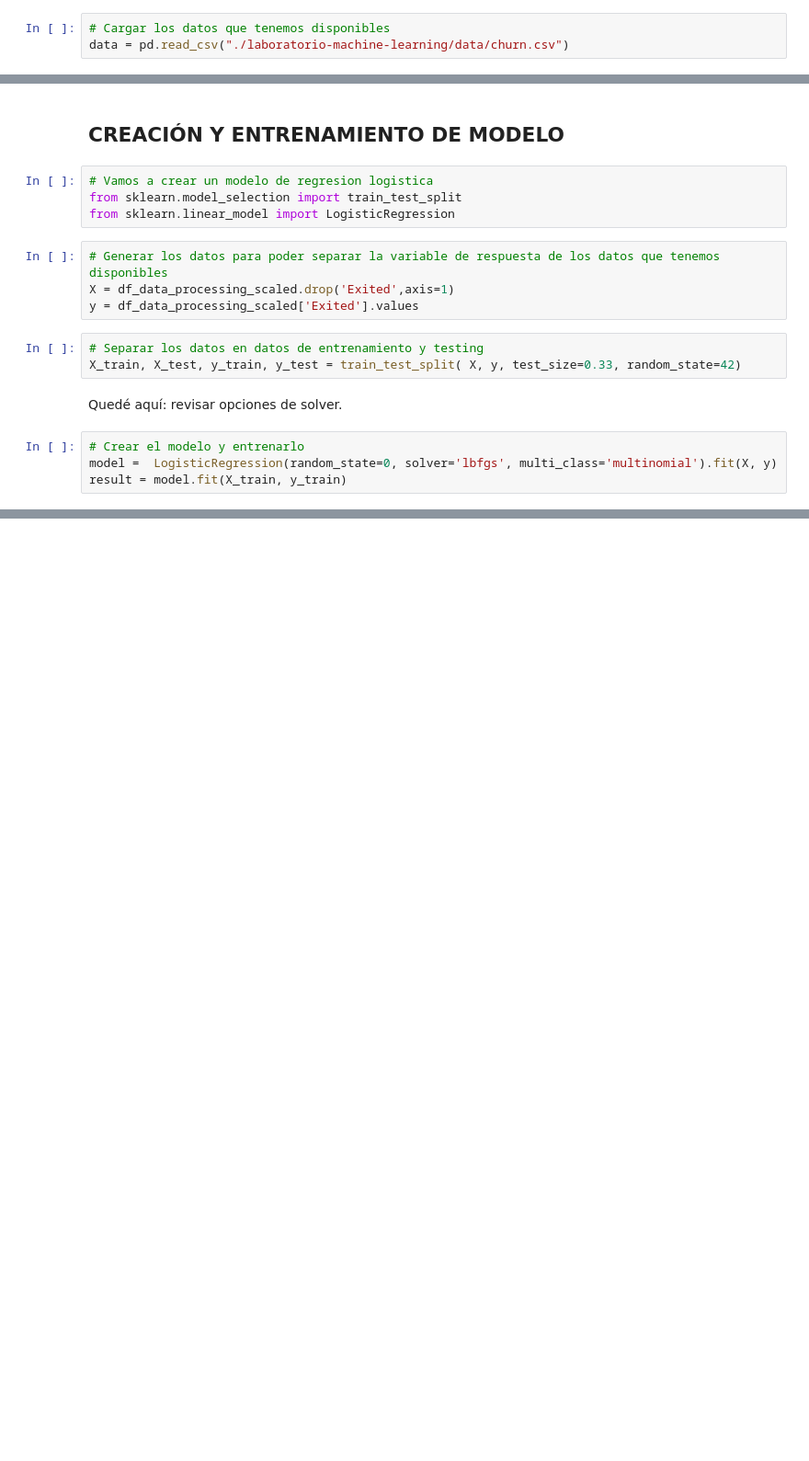
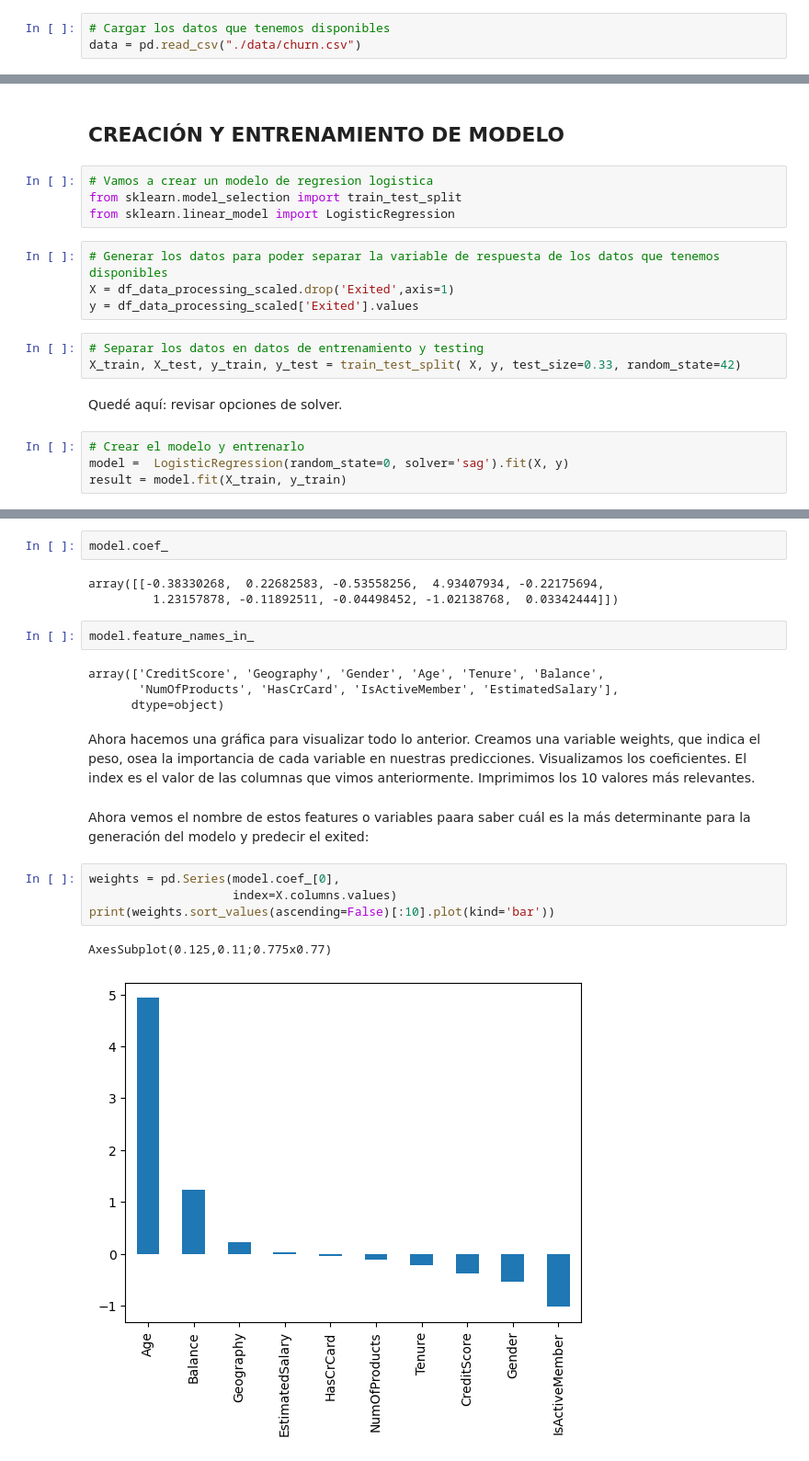
Before and after one commit to adolfo85/laboratorio-machine-learning, a Jupyter notebook: notebooks/modelgeneration_27092023_ricalanis.ipynb, the cells around one changed output, grey strips where cells are left out. Shown at 92% size. Saved outputs shown, nothing was run; the diff lists cells and outputs as text; blank space fills up the shorter version.

```diff
--- a/notebooks/modelgeneration_27092023_ricalanis.ipynb
+++ b/notebooks/modelgeneration_27092023_ricalanis.ipynb
@@ -6,7 +6,7 @@ import pandas as pd
 os.chdir("..")
 # %%
 # Cargar los datos que tenemos disponibles
-data = pd.read_csv("./laboratorio-machine-learning/data/churn.csv")
+data = pd.read_csv("./data/churn.csv")
 # %%
 data.info()
 # %% [output]
@@ -234,7 +234,7 @@ X_train, X_test, y_train, y_test = train_test_split( X, y, test_size=0.33, rando
 Quedé aquí: revisar opciones de solver.
 # %%
 # Crear el modelo y entrenarlo
-model =  LogisticRegression(random_state=0, solver='lbfgs', multi_class='multinomial').fit(X, y)
+model =  LogisticRegression(random_state=0, solver='sag').fit(X, y)
 result = model.fit(X_train, y_train)
 # %%
 # Medir los resultados obtenidos
@@ -245,0 +256,22 @@ array([[2599,   58],
+# %%
+model.coef_
+# %% [output]
+array([[-0.38330268,  0.22682583, -0.53558256,  4.93407934, -0.22175694,
+         1.23157878, -0.11892511, -0.04498452, -1.02138768,  0.03342444]])
+# %%
+model.feature_names_in_
+# %% [output]
+array(['CreditScore', 'Geography', 'Gender', 'Age', 'Tenure', 'Balance',
+       'NumOfProducts', 'HasCrCard', 'IsActiveMember', 'EstimatedSalary'],
+      dtype=object)
+# %% [markdown]
+Ahora hacemos una gráfica para visualizar todo lo anterior. Creamos una variable weights, que indica el peso, osea la importancia de cada variable en nuestras predicciones. Visualizamos los coeficientes. El index es el valor de las columnas que vimos anteriormente. Imprimimos los 10 valores más relevantes.
+# %% [markdown]
+Ahora vemos el nombre de estos features o variables paara saber cuál es la más determinante para la generación del modelo y predecir el exited:
+# %%
+weights = pd.Series(model.coef_[0],
+                    index=X.columns.values)
+print(weights.sort_values(ascending=False)[:10].plot(kind='bar'))
+# %% [output]
+AxesSubplot(0.125,0.11;0.775x0.77)
+[figure, added]
```
Also changed, not shown: parts of 6 cells of this notebook.
